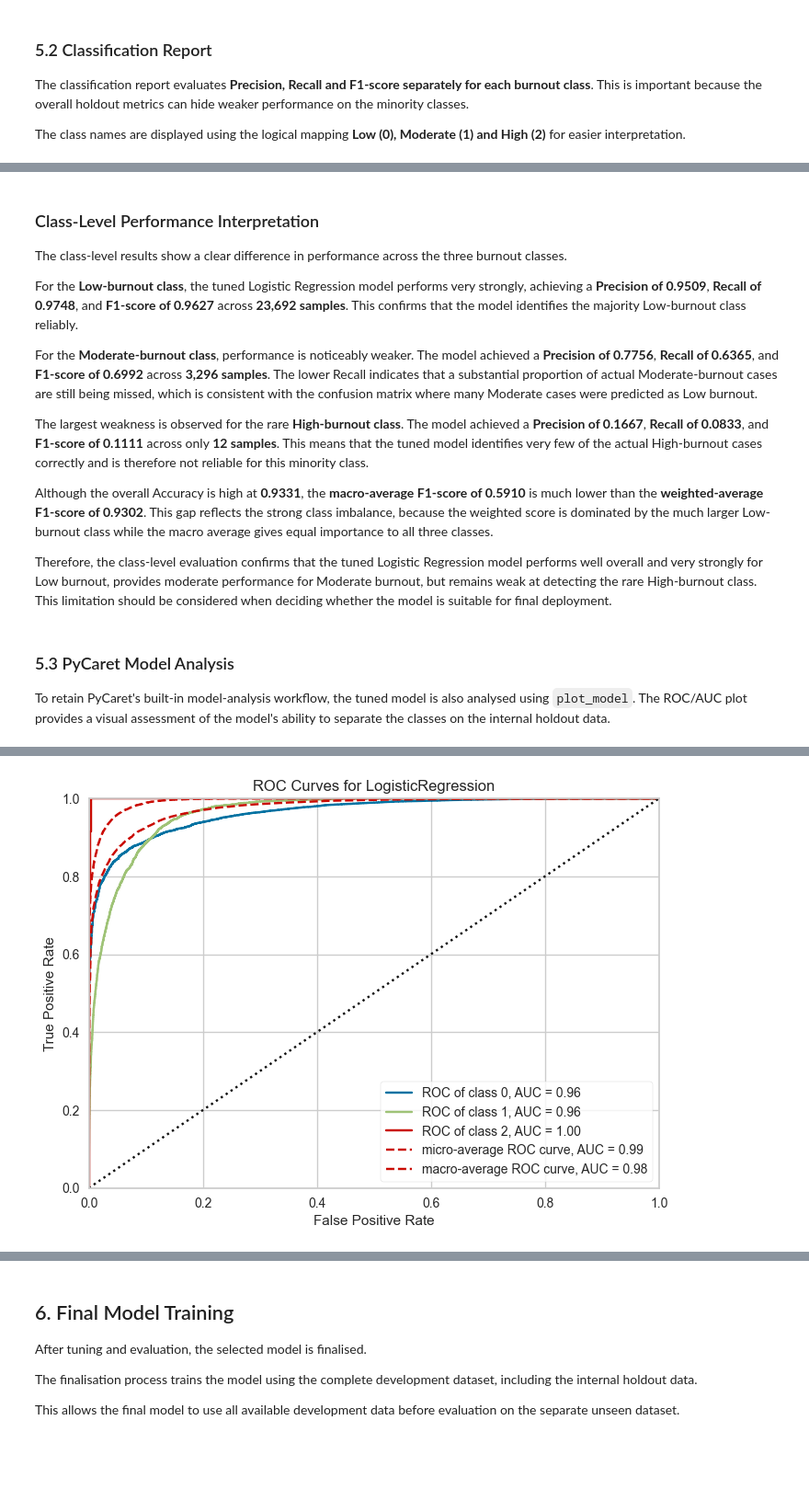
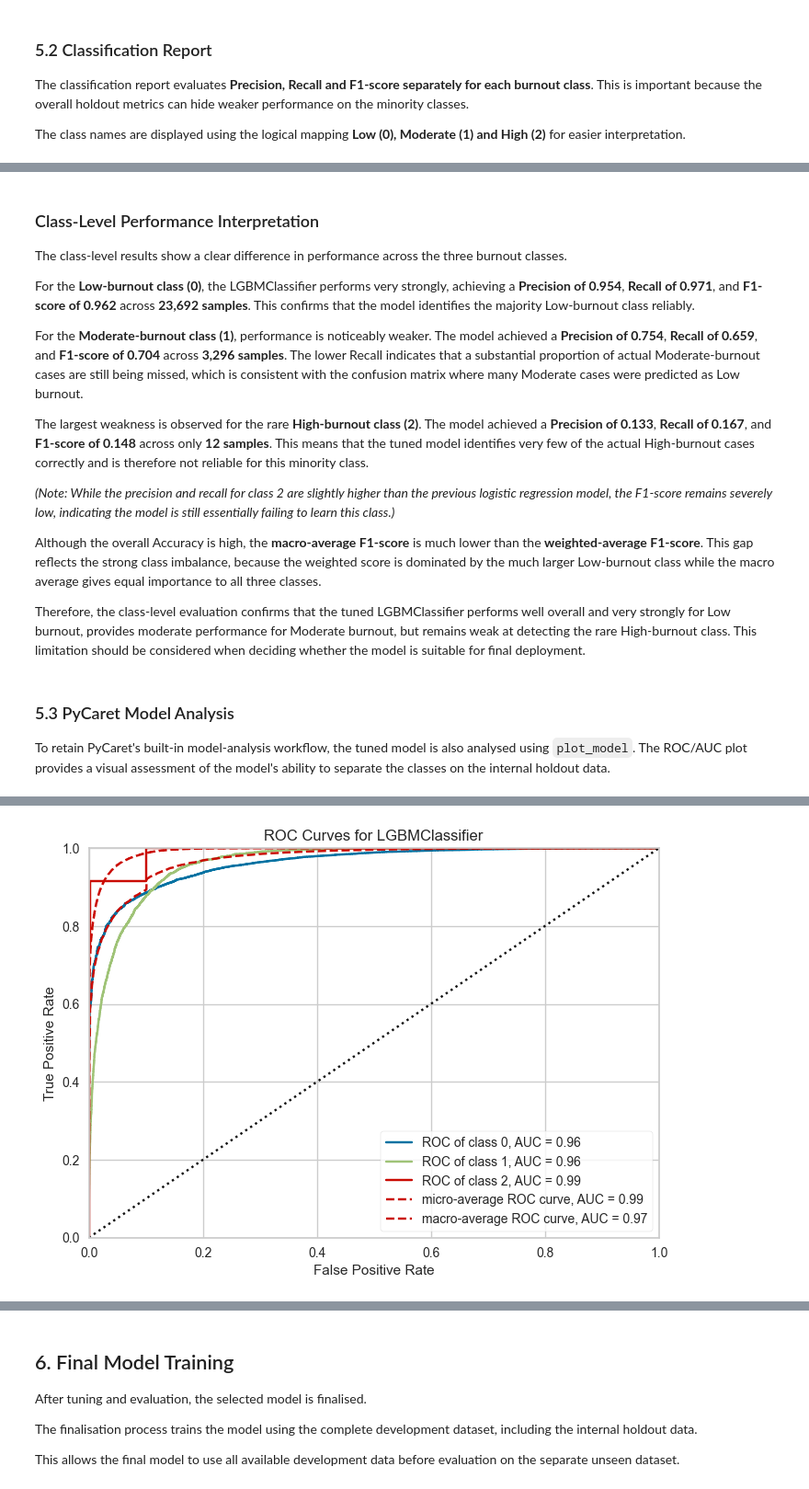
Before and after one commit to KingBisky/IT3385_Team5_Assignment, a Jupyter notebook: notebooks/Kang Bin/KangBin_Task1&2_Final.ipynb, the cells around one changed output, grey strips where cells are left out. Shown at 92% size. Drawn from its saved outputs; the diff is of its cells as text; code cells hidden in the pictures; blank space fills up the shorter version.

```diff
--- a/notebooks/Kang Bin/KangBin_Task1&2_Final.ipynb
+++ b/notebooks/Kang Bin/KangBin_Task1&2_Final.ipynb
@@ -1444,15 +1410,17 @@ display(holdout_class_report_df.round(4))
 
 The class-level results show a clear difference in performance across the three burnout classes.
 
-For the **Low-burnout class**, the tuned Logistic Regression model performs very strongly, achieving a **Precision of 0.9509**, **Recall of 0.9748**, and **F1-score of 0.9627** across **23,692 samples**. This confirms that the model identifies the majority Low-burnout class reliably.
+For the **Low-burnout class (0)**, the LGBMClassifier performs very strongly, achieving a **Precision of 0.954**, **Recall of 0.971**, and **F1-score of 0.962** across **23,692 samples**. This confirms that the model identifies the majority Low-burnout class reliably.
 
-For the **Moderate-burnout class**, performance is noticeably weaker. The model achieved a **Precision of 0.7756**, **Recall of 0.6365**, and **F1-score of 0.6992** across **3,296 samples**. The lower Recall indicates that a substantial proportion of actual Moderate-burnout cases are still being missed, which is consistent with the confusion matrix where many Moderate cases were predicted as Low burnout.
+For the **Moderate-burnout class (1)**, performance is noticeably weaker. The model achieved a **Precision of 0.754**, **Recall of 0.659**, and **F1-score of 0.704** across **3,296 samples**. The lower Recall indicates that a substantial proportion of actual Moderate-burnout cases are still being missed, which is consistent with the confusion matrix where many Moderate cases were predicted as Low burnout.
 
-The largest weakness is observed for the rare **High-burnout class**. The model achieved a **Precision of 0.1667**, **Recall of 0.0833**, and **F1-score of 0.1111** across only **12 samples**. This means that the tuned model identifies very few of the actual High-burnout cases correctly and is therefore not reliable for this minority class.
+The largest weakness is observed for the rare **High-burnout class (2)**. The model achieved a **Precision of 0.133**, **Recall of 0.167**, and **F1-score of 0.148** across only **12 samples**. This means that the tuned model identifies very few of the actual High-burnout cases correctly and is therefore not reliable for this minority class.
 
-Although the overall Accuracy is high at **0.9331**, the **macro-average F1-score of 0.5910** is much lower than the **weighted-average F1-score of 0.9302**. This gap reflects the strong class imbalance, because the weighted score is dominated by the much larger Low-burnout class while the macro average gives equal importance to all three classes.
+*(Note: While the precision and recall for class 2 are slightly higher than the previous logistic regression model, the F1-score remains severely low, indicating the model is still essentially failing to learn this class.)*
 
-Therefore, the class-level evaluation confirms that the tuned Logistic Regression model performs well overall and very strongly for Low burnout, provides moderate performance for Moderate burnout, but remains weak at detecting the rare High-burnout class. This limitation should be considered when deciding whether the model is suitable for final deployment.
+Although the overall Accuracy is high, the **macro-average F1-score** is much lower than the **weighted-average F1-score**. This gap reflects the strong class imbalance, because the weighted score is dominated by the much larger Low-burnout class while the macro average gives equal importance to all three classes.
+
+Therefore, the class-level evaluation confirms that the tuned LGBMClassifier performs well overall and very strongly for Low burnout, provides moderate performance for Moderate burnout, but remains weak at detecting the rare High-burnout class. This limitation should be considered when deciding whether the model is suitable for final deployment.
 # %% [markdown]
 ### 5.3 PyCaret Model Analysis
 
@@ -1460,12 +1428,12 @@ To retain PyCaret's built-in model-analysis workflow, the tuned model is also an
 # %%
 # PyCaret model-analysis plot on the internal holdout set
 plot_model(
-    tuned_model,
+    best_model,
     plot='auc'
 )
 # %% [output]
 [interactive output not drawn]
-[figure, old version]
+[figure, new version]
 # %% [markdown]
 ### ROC/AUC Interpretation
 
```
Also changed, not shown: parts of 32 cells of this notebook.
